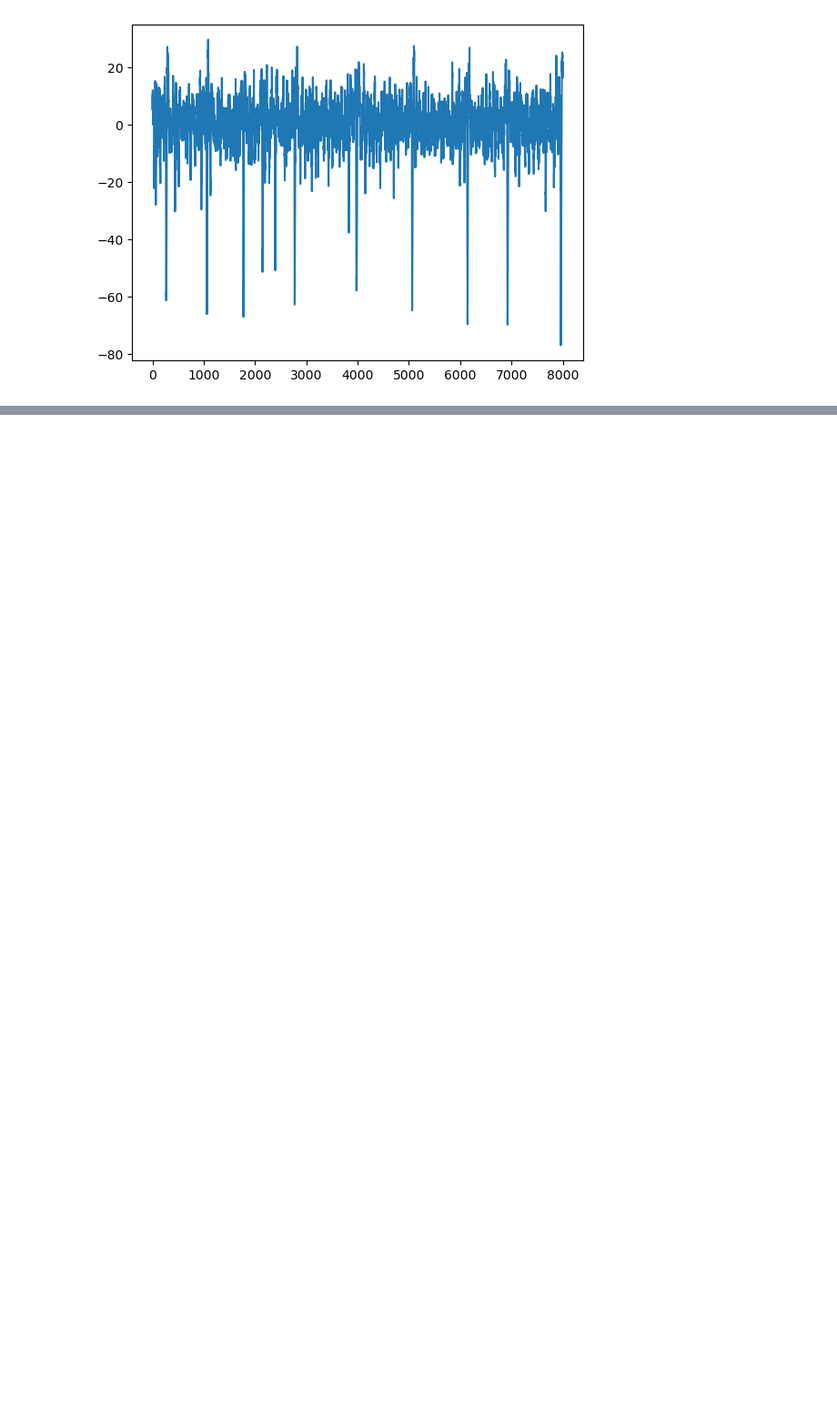
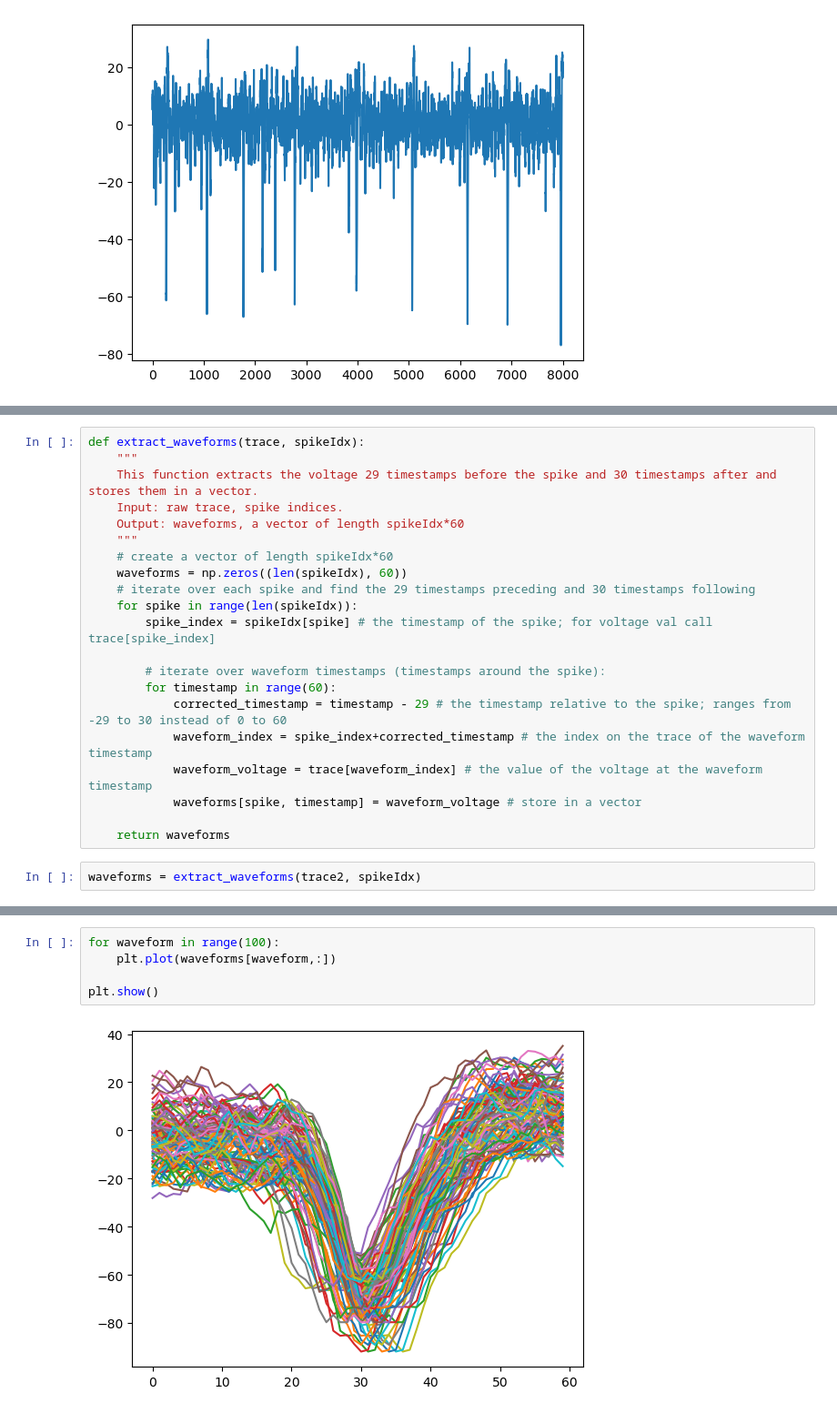
Before and after one commit to acumpelik/DSSC23, a Jupyter notebook: DSSC23-Homework7-Andrea_Cumpelik.ipynb, the cells around one changed output, grey strips where cells are left out. Shown: that part at 91% size. Cells and saved outputs as stored; diff of their text form; blank space fills up the shorter version.

Commit message:
HW7: extracted waveforms

```diff
--- a/DSSC23-Homework7-Andrea_Cumpelik.ipynb
+++ b/DSSC23-Homework7-Andrea_Cumpelik.ipynb
@@ -93,0 +138,23 @@ plt.show()
+# %%
+def extract_waveforms(trace, spikeIdx):
+    """
+    This function extracts the voltage 29 timestamps before the spike and 30 timestamps after and stores them in a vector.
+    Input: raw trace, spike indices.
+    Output: waveforms, a vector of length spikeIdx*60
+    """
+    # create a vector of length spikeIdx*60
+    waveforms = np.zeros((len(spikeIdx), 60))
+    # iterate over each spike and find the 29 timestamps preceding and 30 timestamps following
+    for spike in range(len(spikeIdx)):
+        spike_index = spikeIdx[spike] # the timestamp of the spike; for voltage val call trace[spike_index]
+
+        # iterate over waveform timestamps (timestamps around the spike):
+        for timestamp in range(60):
+            corrected_timestamp = timestamp - 29 # the timestamp relative to the spike; ranges from -29 to 30 instead of 0 to 60
+            waveform_index = spike_index+corrected_timestamp # the index on the trace of the waveform timestamp
+            waveform_voltage = trace[waveform_index] # the value of the voltage at the waveform timestamp
+            waveforms[spike, timestamp] = waveform_voltage # store in a vector
+
+    return waveforms
+# %%
+waveforms = extract_waveforms(trace2, spikeIdx)
@@ -93,0 +172,7 @@ plt.show()
+# %%
+for waveform in range(100):
+    plt.plot(waveforms[waveform,:])
+
+plt.show()
+# %% [output]
+[figure, added]
```
Also changed, not shown: parts of 7 cells of this notebook, 1 other file.
